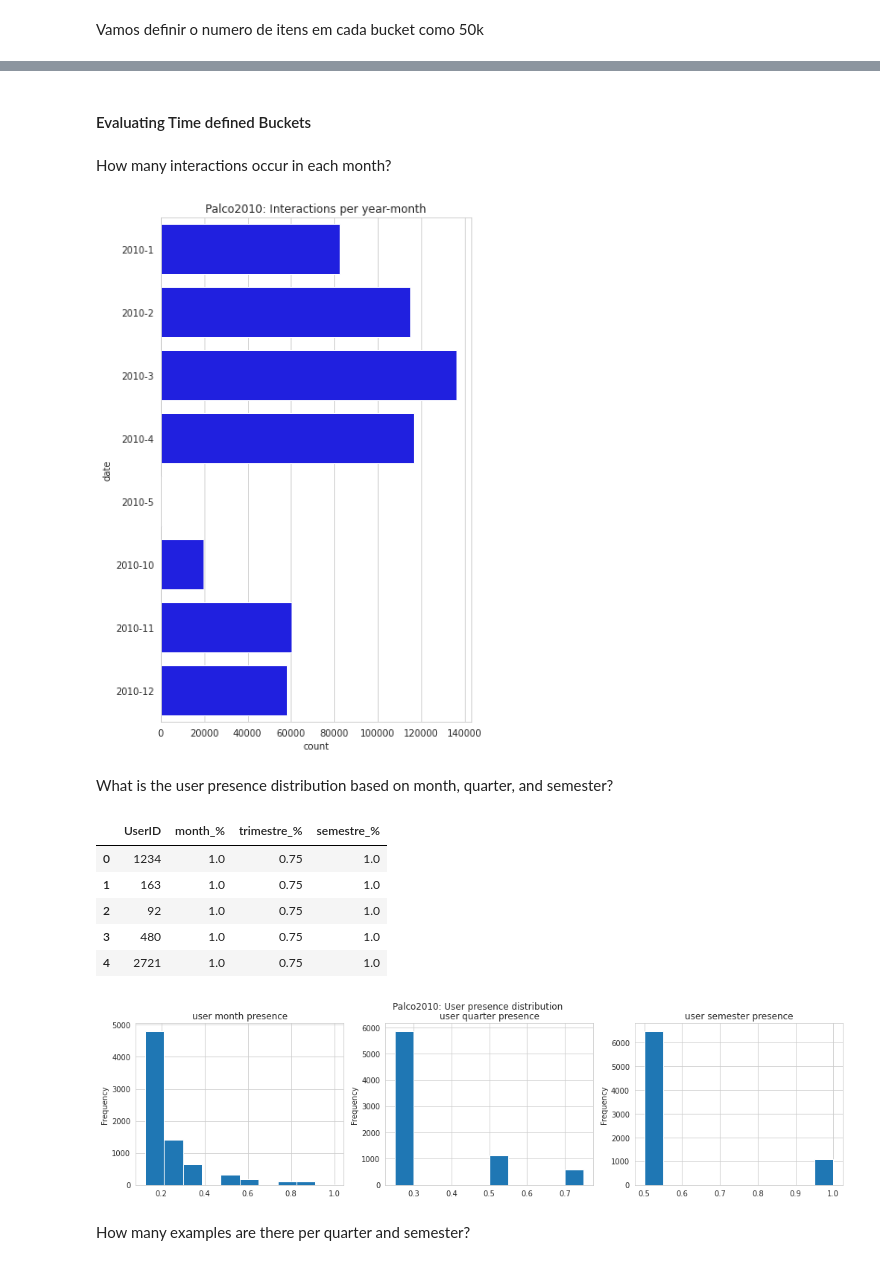
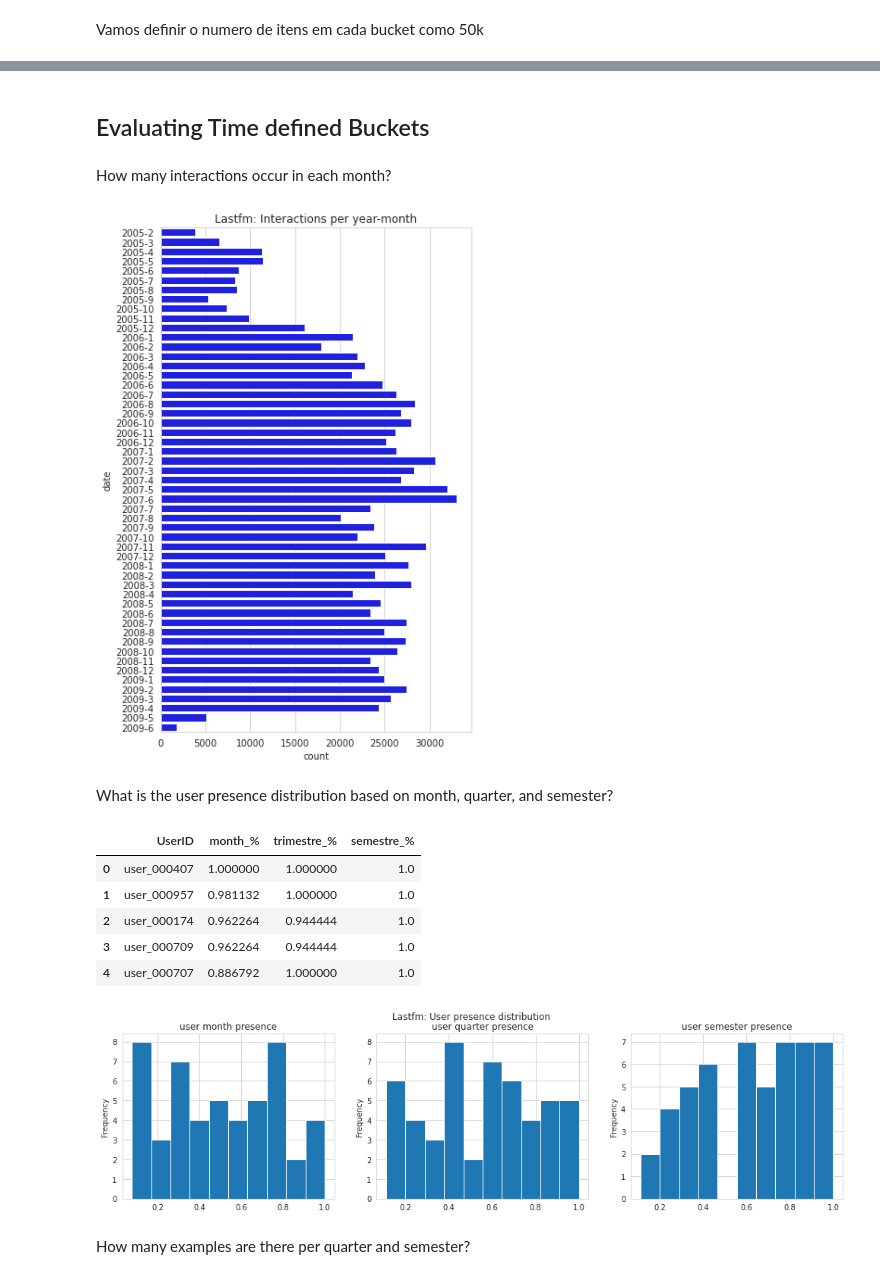
Before and after one commit to Key0412/streamRec-forgetting, a Jupyter notebook: notebooks/Avaliação de Dataset - Lastfm.ipynb, the cells around one changed output, grey strips where cells are left out. Cells and saved outputs as stored; diff of their text form; code cells hidden in the pictures.

Commit message:
update dataset evaluation framework and nbs

```diff
--- a/notebooks/Avaliação de Dataset - Lastfm.ipynb
+++ b/notebooks/Avaliação de Dataset - Lastfm.ipynb
@@ -36,9 +34,11 @@ ___
 # %%
-# importa dataset 'palco playlists'
-data = pd.read_csv("../datasets/palco_2010.tsv","\t")
+# importa dataset 'lastfm playlists'
+data = pd.read_csv("../datasets/lastfm_50u.tsv","\t")
+dataset_name = 'Lastfm'
+user_col = 'user_id'
 # %%
 # Necessary Preprocess - create date from timestamp
-data['date'] = data['timestamp'].apply(lambda x: datetime.strptime(x.split()[0], '%Y-%m-%d') )
+data['date'] = data['timestamp'].apply(lambda x: datetime.strptime(x.split('T')[0], '%Y-%m-%d') )
 data['year'] = data['date'].dt.year
 data['month'] = data['date'].dt.month
 data['date'] = data[['year', 'month']].apply(lambda x: datetime.strptime( str(x[0])+'/'+str(x[1]), '%Y/%m' ) , axis=1)
@@ -45,29 +48,29 @@ data['date'] = data[['year', 'month']].apply(lambda x: datetime.strptime( str(x[
 # %% [markdown]
-#### Evaluating Time defined Buckets
+## Evaluating Time defined Buckets
 # %% [markdown]
 How many interactions occur in each month?
 # %%
-plot_interactions_per_month(data=data, dataset_name='Palco2010')
+plot_interactions_per_month(data=data, dataset_name=dataset_name)
 # %% [output]
-[figure, old version]
+[figure, new version]
 # %% [markdown]
 What is the user presence distribution based on month, quarter, and semester?
 # %%
-user_presence_df, user_month_interactions, trimestres, user_trimestre_interactions, semestres, user_semestre_interactions = get_interactions_info(data=data, user_col='user_id')
+user_presence_df, user_month_interactions, trimestres, user_trimestre_interactions, semestres, user_semestre_interactions = get_interactions_info(data=data, user_col=user_col)
 # %%
 user_presence_df.head()
 # %% [output]
 |  | UserID | month_% | trimestre_% | semestre_% |
-| 0 | 1234 | 1.0 | 0.75 | 1.0 |
-| 1 | 163 | 1.0 | 0.75 | 1.0 |
-| 2 | 92 | 1.0 | 0.75 | 1.0 |
-| 3 | 480 | 1.0 | 0.75 | 1.0 |
-| 4 | 2721 | 1.0 | 0.75 | 1.0 |
+| 0 | user_000407 | 1.000000 | 1.000000 | 1.0 |
+| 1 | user_000957 | 0.981132 | 1.000000 | 1.0 |
+| 2 | user_000174 | 0.962264 | 0.944444 | 1.0 |
+| 3 | user_000709 | 0.962264 | 0.944444 | 1.0 |
+| 4 | user_000707 | 0.886792 | 1.000000 | 1.0 |
 # %%
 # plotting user frequency distribution
-plot_user_presence_distribution(user_presence_df, dataset_name='Palco2010')
+plot_user_presence_distribution(user_presence_df, dataset_name=dataset_name)
 # %% [output]
-[figure, old version]
+[figure, new version]
 # %% [markdown]
 How many examples are there per quarter and semester?
 # %%
```
Also changed, not shown: parts of 49 cells of this notebook, 9 other files.
